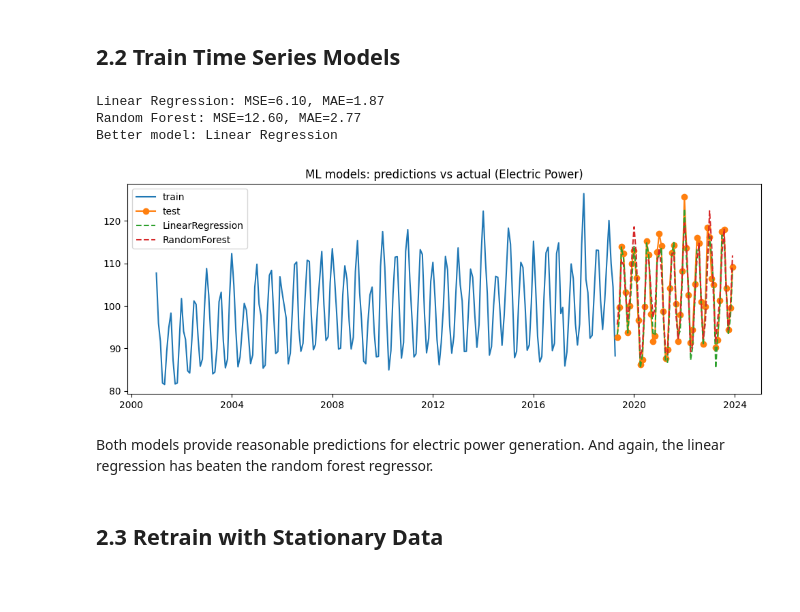
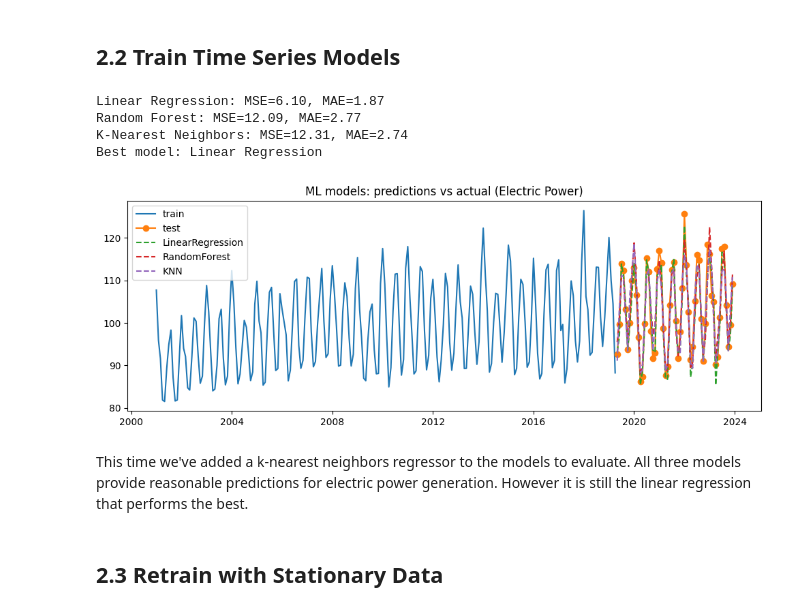
Before and after one commit to V8-Luky/time, a Jupyter notebook: notebooks/11_Exercise.ipynb, the cells around one changed output. Cells and saved outputs as stored; diff of their text form; code cells hidden in the pictures; blank space fills up the shorter version.

```diff
--- a/notebooks/11_Exercise.ipynb
+++ b/notebooks/11_Exercise.ipynb
@@ -310,40 +310,53 @@ y_train_energy = train_energy['y']
 X_test_energy = test_energy[features_energy]
 y_test_energy = test_energy['y']
 
 # Fit models
 lr_energy = LinearRegression().fit(X_train_energy, y_train_energy)
-rf_energy = RandomForestRegressor(n_estimators=100, random_state=42).fit(X_train_energy, y_train_energy)
+rf_energy = RandomForestRegressor(n_estimators=200, random_state=42).fit(X_train_energy, y_train_energy)
+knn_energy = KNeighborsRegressor(n_neighbors=5).fit(X_train_energy, y_train_energy)
 
 # Predictions and evaluation
 lr_pred_energy = lr_energy.predict(X_test_energy)
 rf_pred_energy = rf_energy.predict(X_test_energy)
+knn_pred_energy = knn_energy.predict(X_test_energy)
 
 lr_mse_energy = mean_squared_error(y_test_energy, lr_pred_energy)
 rf_mse_energy = mean_squared_error(y_test_energy, rf_pred_energy)
+knn_mse_energy = mean_squared_error(y_test_energy, knn_pred_energy)
 
 lr_mae_energy = mean_absolute_error(y_test_energy, lr_pred_energy)
 rf_mae_energy = mean_absolute_error(y_test_energy, rf_pred_energy)
+knn_mae_energy = mean_absolute_error(y_test_energy, knn_pred_energy)
 
 print(f"Linear Regression: MSE={lr_mse_energy:.2f}, MAE={lr_mae_energy:.2f}")
 print(f"Random Forest: MSE={rf_mse_energy:.2f}, MAE={rf_mae_energy:.2f}")
-print("Better model:", "Linear Regression" if rf_mse_energy >= lr_mse_energy else "Random Forest")
+print(f"K-Nearest Neighbors: MSE={knn_mse_energy:.2f}, MAE={knn_mae_energy:.2f}")
+
+# Determine best model
+best_model = min([("Linear Regression", lr_mse_energy),
+                  ("Random Forest", rf_mse_energy),
+                  ("K-Nearest Neighbors", knn_mse_energy)],
+                 key=lambda x: x[1])
+print(f"Best model: {best_model[0]}")
 
 # Plot
 fig, ax = plt.subplots(figsize=(12,4))
 ax.plot(train_energy.index, train_energy['y'], label='train')
 ax.plot(test_energy.index, test_energy['y'], label='test', marker='o')
 ax.plot(test_energy.index, lr_pred_energy, label='LinearRegression', linestyle='--')
 ax.plot(test_energy.index, rf_pred_energy, label='RandomForest', linestyle='--')
+ax.plot(test_energy.index, knn_pred_energy, label='KNN', linestyle='--')
 ax.set_title('ML models: predictions vs actual (Electric Power)')
 ax.legend()
 plt.show()
 # %% [output]
 Linear Regression: MSE=6.10, MAE=1.87
-Random Forest: MSE=12.60, MAE=2.77
-Better model: Linear Regression
+Random Forest: MSE=12.09, MAE=2.77
+K-Nearest Neighbors: MSE=12.31, MAE=2.74
+Best model: Linear Regression
-[figure, old version]
+[figure, new version]
 # %% [markdown]
-Both models provide reasonable predictions for electric power generation. And again, the linear regression has beaten the random forest regressor.
+This time we've added a k-nearest neighbors regressor to the models to evaluate. All three models provide reasonable predictions for electric power generation. However it is still the linear regression that performs the best.
 # %% [markdown]
 ## 2.3 Retrain with Stationary Data
 # %%
```
Also changed, not shown: parts of 16 cells of this notebook.
